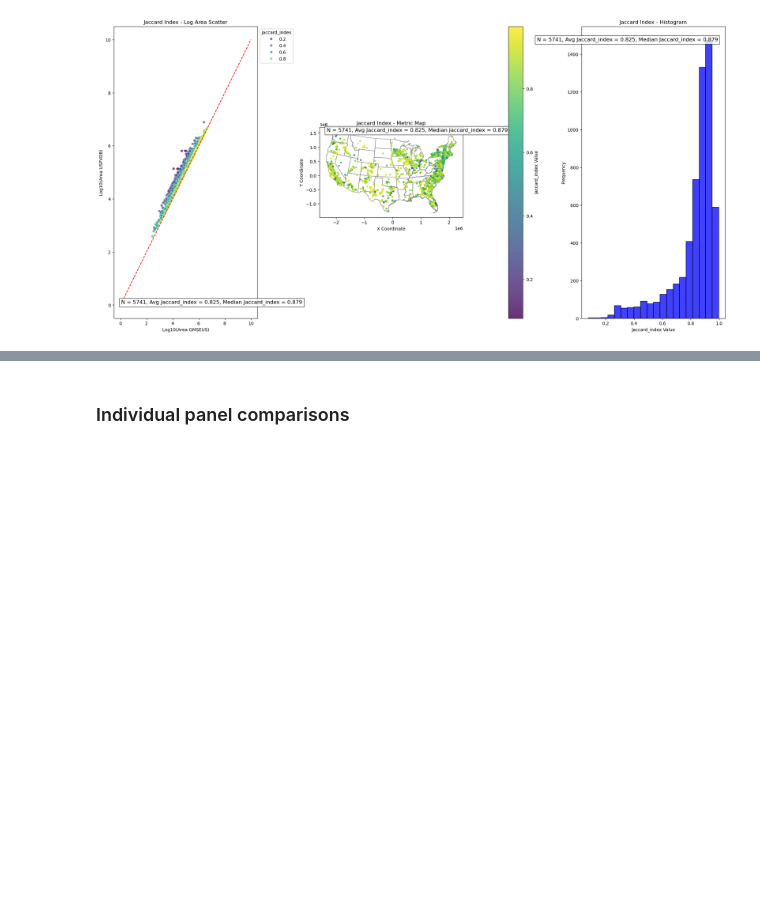
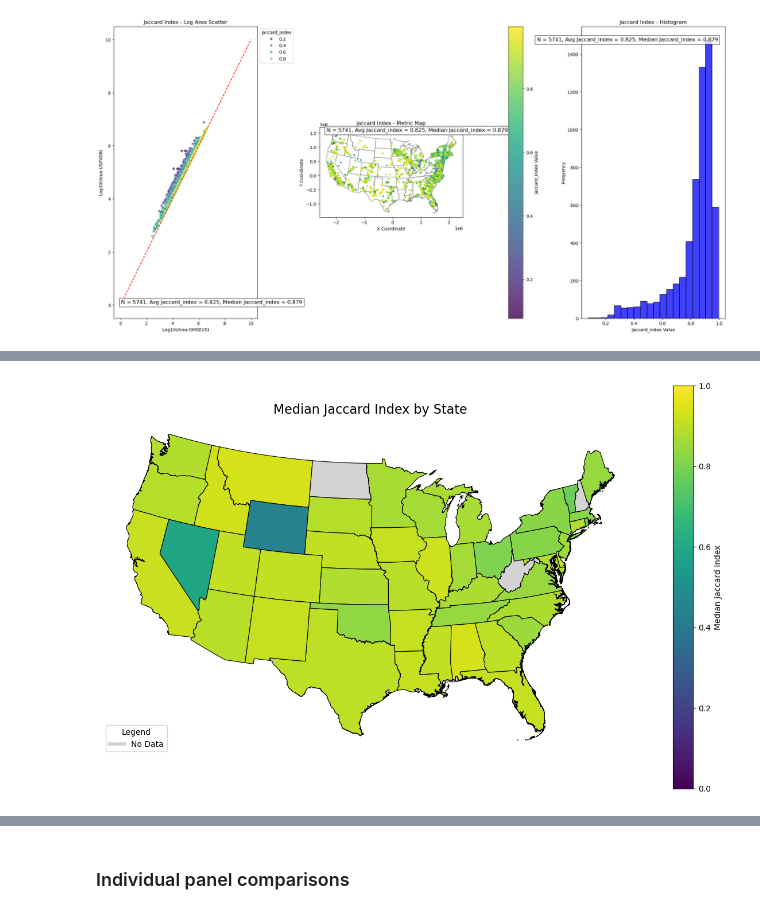
Before and after one commit to stidjaco/GMSEUS, a Jupyter notebook: script9_spatialValidation.ipynb, the cells around one changed output, grey strips where cells are left out. Drawn from its saved outputs; the diff is of its cells as text; code cells hidden in the pictures; blank space fills up the shorter version.

Commit message:
adding_Panels_and_stateplots

```diff
--- a/script9_spatialValidation.ipynb
+++ b/script9_spatialValidation.ipynb
@@ -765,3 +765,81 @@ average_values = [
 plot_metric_pairs_with_details(final_intersections, us_boundary, metrics, titles, average_values)
 # %% [output]
 [figure]
+# %%
+# Making the state level maps where the median jaccard value is reported for each state
+
+# Load the US state boundary data
+us_boundary = gpd.read_file("G:\\Data\\GMSEUS\\SupplementaryData\\CONUS_No_Great_Lakes.shp")
+us_boundary = us_boundary.to_crs(final_intersections.crs)
+
+
+# Step 2: Assign state names to intersections based on their location
+def find_state_name(geom, boundary):
+    """Find the state name containing the geometry."""
+    containing_states = boundary.loc[boundary.contains(geom), "STATE"]
+    if not containing_states.empty:
+        return containing_states.values[0]
+    return None  # Return None if no state contains the geometry
+
+# Apply the function to find state names
+final_intersections['state_name'] = final_intersections.geometry.apply(lambda x: find_state_name(x, us_boundary))
+
+# Step 3: Filter out intersections without a valid state name
+final_intersections = final_intersections[final_intersections['state_name'].notna()]
+
+# Step 4: Group by state name and calculate the median Jaccard Index for each state
+state_median_jaccard = (
+    final_intersections.groupby('state_name', as_index=False)['jaccard_index']
+    .median()
+    .rename(columns={'jaccard_index': 'median_jaccard'})
+)
+
+# Step 5: Merge median Jaccard values with US boundary data
+us_boundary = us_boundary.merge(state_median_jaccard, left_on='STATE', right_on='state_name', how='left')
+
+# Step 6: Add a "No Data" flag for states without data
+us_boundary['has_data'] = ~us_boundary['median_jaccard'].isna()  # True if state has data, False otherwise
+
+# Step 7: Plot the map
+fig, ax = plt.subplots(figsize=(12, 12))
+
+# Plot states with data using the color palette
+states_with_data = us_boundary[us_boundary['has_data']]
+states_with_data.plot(
+    ax=ax,
+    column='median_jaccard',
+    cmap='viridis',
+    edgecolor='black',
+    linewidth=0.8,
+    legend=True,
+    legend_kwds={
+        'label': "Median Jaccard Index",
+        'shrink': 0.6,
+        'orientation': "vertical",
+    },
+    vmin=0,  # Set color range min
+    vmax=1   # Set color range max
+)
+
+# Plot states without data in light gray
+states_without_data = us_boundary[~us_boundary['has_data']]
+states_without_data.plot(
+    ax=ax,
+    color='lightgrey',
+    edgecolor='black',
+    linewidth=0.8,
+    label="No Data"
+)
+
+# Add a manual "No Data" legend
+handles, labels = ax.get_legend_handles_labels()
+handles.append(plt.Line2D([0], [0], color="lightgrey", lw=4))
+labels.append("No Data")
+ax.legend(handles, labels, loc="lower left", title="Legend", fontsize=10)
+
+# Add title and adjust
+ax.set_title("Median Jaccard Index by State", fontsize=16)
+ax.axis("off")
+plt.tight_layout()
+plt.show()
+# %% [output]
@@ -767,0 +853 @@ plot_metric_pairs_with_details(final_intersections, us_boundary, metrics, titles
+[figure, added]
```
Also changed, not shown: parts of 11 cells of this notebook.
